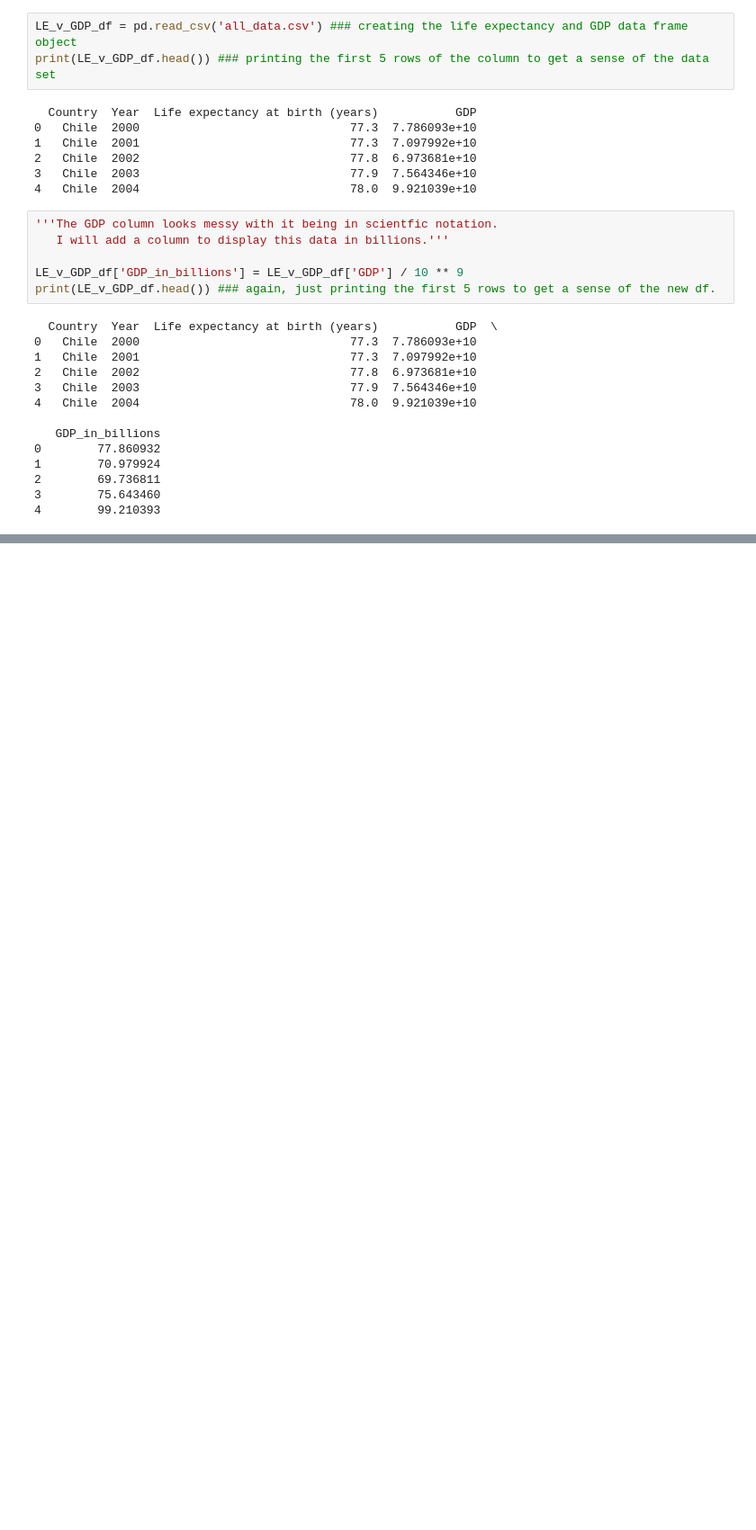
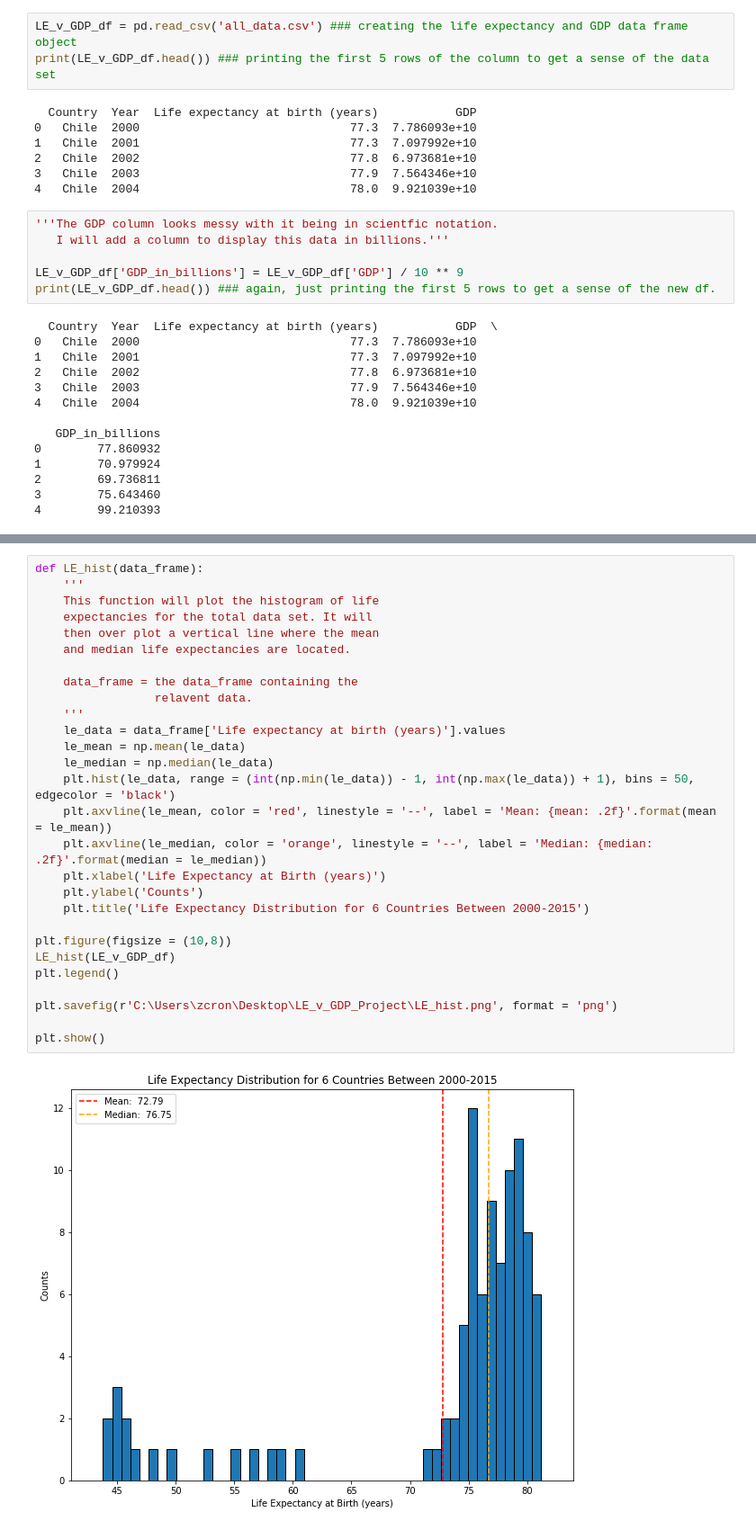
Before and after one commit to zcronk62/LE_v_GDP_Project, a Jupyter notebook: life_expectancy_gdp_project.ipynb, the cells around one changed output, grey strips where cells are left out. Shown: that part at 90% size. Drawn from its saved outputs; the diff is of its cells as text; blank space fills up the shorter version.

```diff
--- a/life_expectancy_gdp_project.ipynb
+++ b/life_expectancy_gdp_project.ipynb
@@ -89,0 +126,30 @@ plt.show()
+# %%
+def LE_hist(data_frame):
+    '''
+    This function will plot the histogram of life
+    expectancies for the total data set. It will
+    then over plot a vertical line where the mean
+    and median life expectancies are located.
+
+    data_frame = the data_frame containing the
+                 relavent data.
+    '''
+    le_data = data_frame['Life expectancy at birth (years)'].values
+    le_mean = np.mean(le_data)
+    le_median = np.median(le_data)
+    plt.hist(le_data, range = (int(np.min(le_data)) - 1, int(np.max(le_data)) + 1), bins = 50, edgecolor = 'black')
+    plt.axvline(le_mean, color = 'red', linestyle = '--', label = 'Mean: {mean: .2f}'.format(mean = le_mean))
+    plt.axvline(le_median, color = 'orange', linestyle = '--', label = 'Median: {median: .2f}'.format(median = le_median))
+    plt.xlabel('Life Expectancy at Birth (years)')
+    plt.ylabel('Counts')
+    plt.title('Life Expectancy Distribution for 6 Countries Between 2000-2015')
+
+plt.figure(figsize = (10,8))
+LE_hist(LE_v_GDP_df)
+plt.legend()
+
+plt.savefig(r'C:\Users\zcron\Desktop\LE_v_GDP_Project\LE_hist.png', format = 'png')
+
+plt.show()
+# %% [output]
+[figure, added]
```
Also changed, not shown: parts of 4 cells of this notebook, 5 other files.
